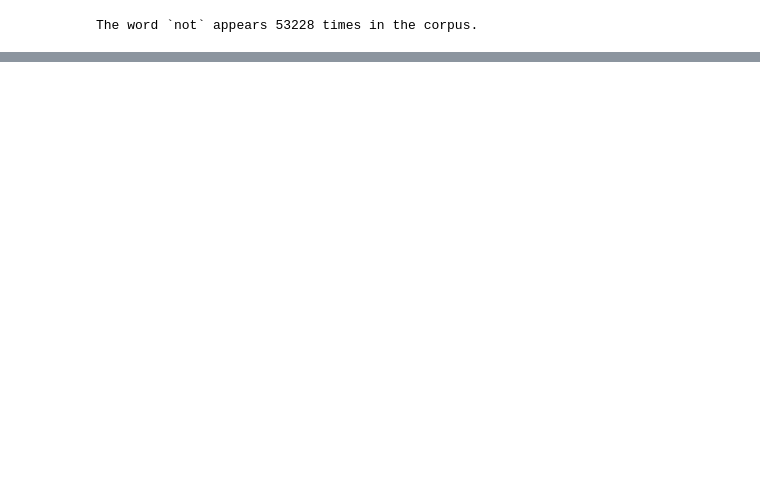
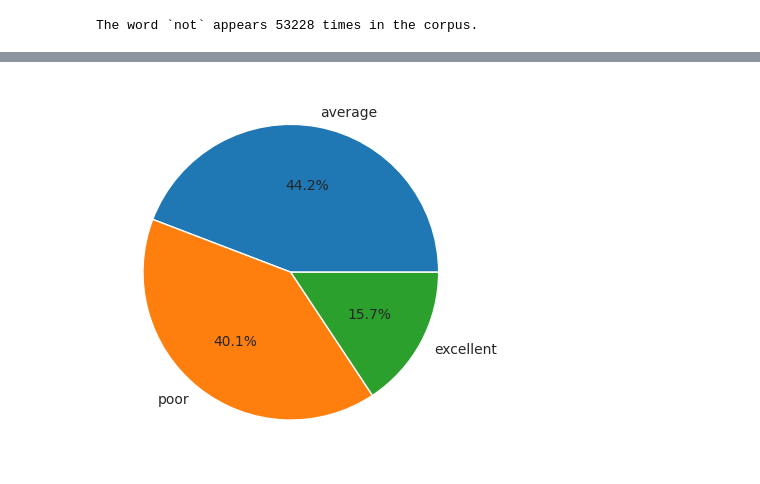
Before and after one commit to huyminh1115/Trip-Advisor-Hotel-Project, a Jupyter notebook: Code/Data_Analysis.ipynb, the cells around one changed output, grey strips where cells are left out. Drawn from its saved outputs; the diff is of its cells as text; code cells hidden in the pictures; blank space fills up the shorter version.

```diff
--- a/Code/Data_Analysis.ipynb
+++ b/Code/Data_Analysis.ipynb
@@ -236,3 +235,13 @@ nt_count = corpus.count(find_word)
 print(f"The word `{find_word}` appears {nt_count} times in the corpus.")
 # %% [output]
 The word `not` appears 53228 times in the corpus.
+# %%
+def new_rating(num):
+    if (num == 1) or (num == 2):
+        return 'poor'
+    elif (num == 3) or (num == 4):
+        return 'average'
+    else:
+        return 'excellent'
+# %%
+df['new_rating'] = df['Rating'].apply(new_rating)
@@ -238,0 +257,5 @@ The word `not` appears 53228 times in the corpus.
+# %%
+plt.pie(df['new_rating'].value_counts(), labels=df['new_rating'].unique().tolist(), autopct='%1.1f%%')
+plt.show()
+# %% [output]
+[figure, added]
```
Also changed, not shown: parts of 9 cells of this notebook.
